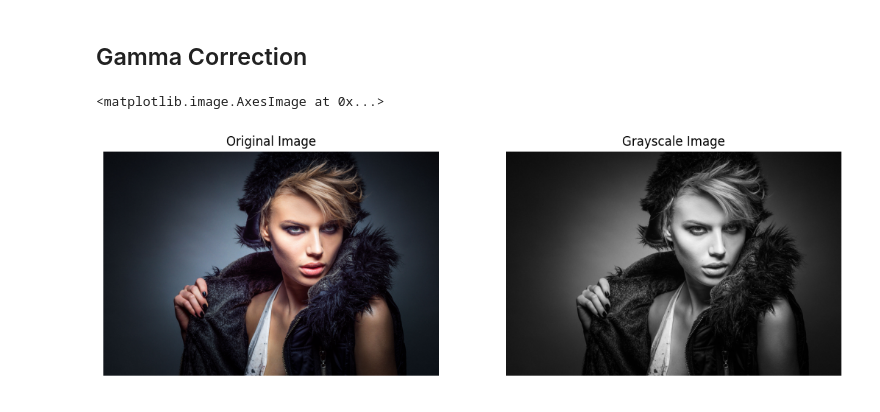
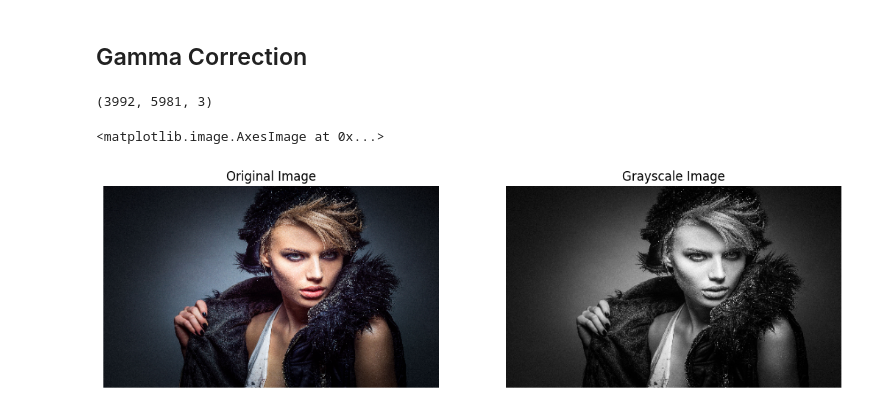
Before and after one commit to itspriyambhattacharya/opencv_learning, a Jupyter notebook: 01_basic_practice.ipynb, the cells around one changed output. Saved outputs shown, nothing was run; the diff lists cells and outputs as text; code cells hidden in the pictures.

Commit message:
gamma correction, image resize

```diff
--- a/01_basic_practice.ipynb
+++ b/01_basic_practice.ipynb
@@ -128,21 +128,30 @@ cv2.destroyAllWindows()
 ## Gamma Correction
 # %%
 image = cv2.imread('images/model3.jpg')
+print(image.shape) # shape of the image (height, width, channel)
+image = cv2.resize(image, (500, 300))
 img = cv2.cvtColor(image, cv2.COLOR_BGR2RGB)
 
 gray = cv2.cvtColor(image, cv2.COLOR_BGR2GRAY)
+
+ni = gray.astype("float32")/255.0
+
+cv2.imshow("Normalized image", ni)
+cv2.waitKey(0)
+cv2.destroyAllWindows()
 
 plt.figure(figsize=(20, 5))
 
 plt.subplot(1, 3, 1)
 plt.axis("off")
 plt.title("Original Image")
 plt.imshow(img)
 
 plt.subplot(1, 3, 2)
 plt.axis("off")
 plt.title("Grayscale Image")
 plt.imshow(gray, cmap='gray')
 # %% [output]
-<matplotlib.image.AxesImage at 0x...>
+(3992, 5981, 3)
+<matplotlib.image.AxesImage at 0x...>
-[figure, old version]
+[figure, new version]
```
